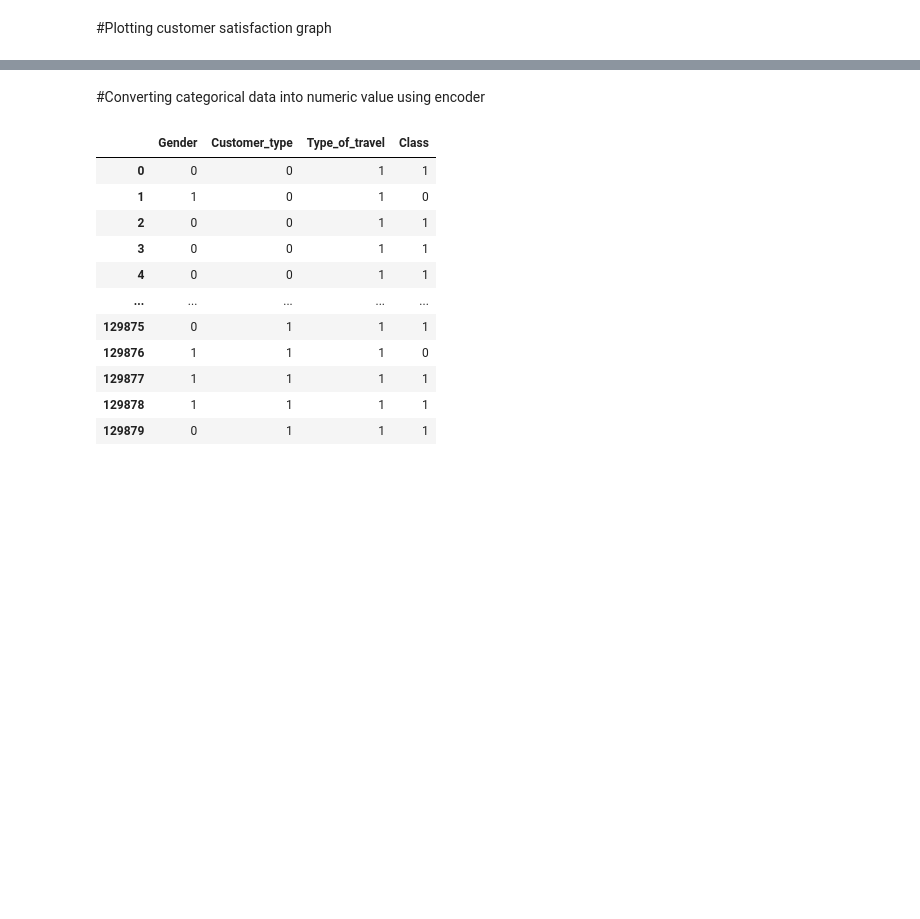
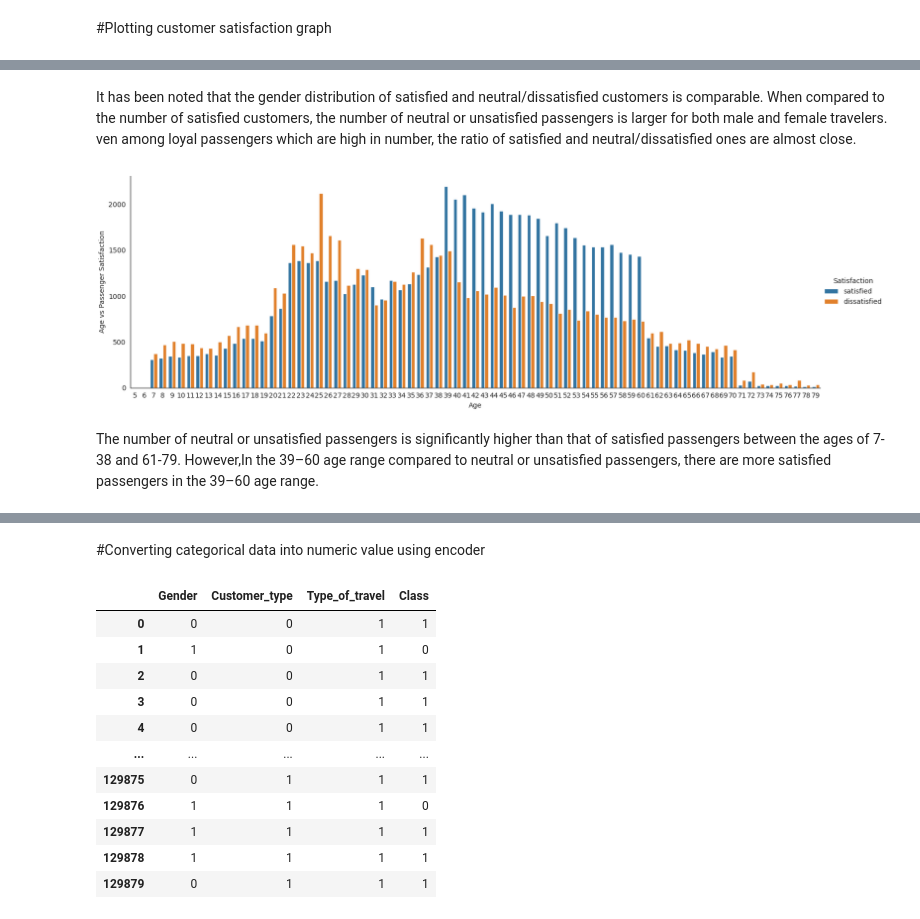
Before and after one commit to Rejoy-01/Machine-Learning-Project, a Jupyter notebook: Flight.ipynb, the cells around one changed output, grey strips where cells are left out. Saved outputs shown, nothing was run; the diff lists cells and outputs as text; code cells hidden in the pictures; blank space fills up the shorter version.

```diff
--- a/Flight.ipynb
+++ b/Flight.ipynb
@@ -151,3 +172,14 @@ Passing `palette` without assigning `hue` is deprecated and will be removed in v
+# %% [markdown]
+It has been noted that the gender distribution of satisfied and neutral/dissatisfied customers is comparable. When compared to the number of satisfied customers, the number of neutral or unsatisfied passengers is larger for both male and female travelers.
+ven among loyal passengers which are high in number, the ratio of satisfied and neutral/dissatisfied ones are almost close.
+# %%
+with sns.axes_style('white'):
+    g3 = sns.catplot(x = "Age", data=df, aspect=3.0, kind='count', hue='Satisfaction', order=range(5, 80))
+    g3.set_ylabels('Age vs Passenger Satisfaction')
+# %% [output]
+[figure, added]
+# %% [markdown]
+The number of neutral or unsatisfied passengers is significantly higher than that of satisfied passengers between the ages of 7-38 and 61-79. However,In the 39–60 age range compared to neutral or unsatisfied passengers, there are more satisfied passengers in the 39–60 age range.
 # %%
 cols = df.columns.tolist()
 cols[3], cols[5]= cols[5], cols[3]
```
Also changed, not shown: parts of 28 cells of this notebook.
